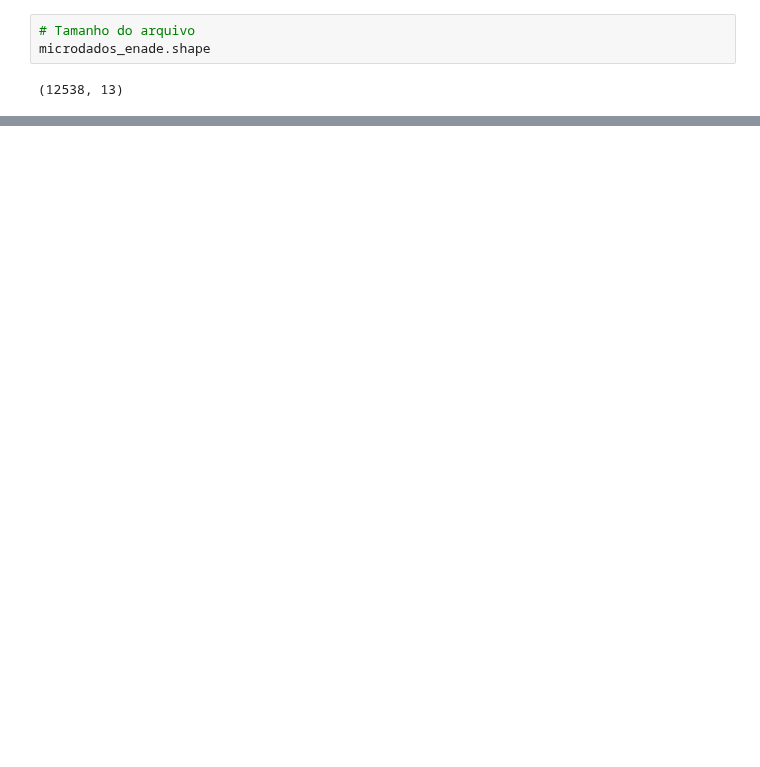
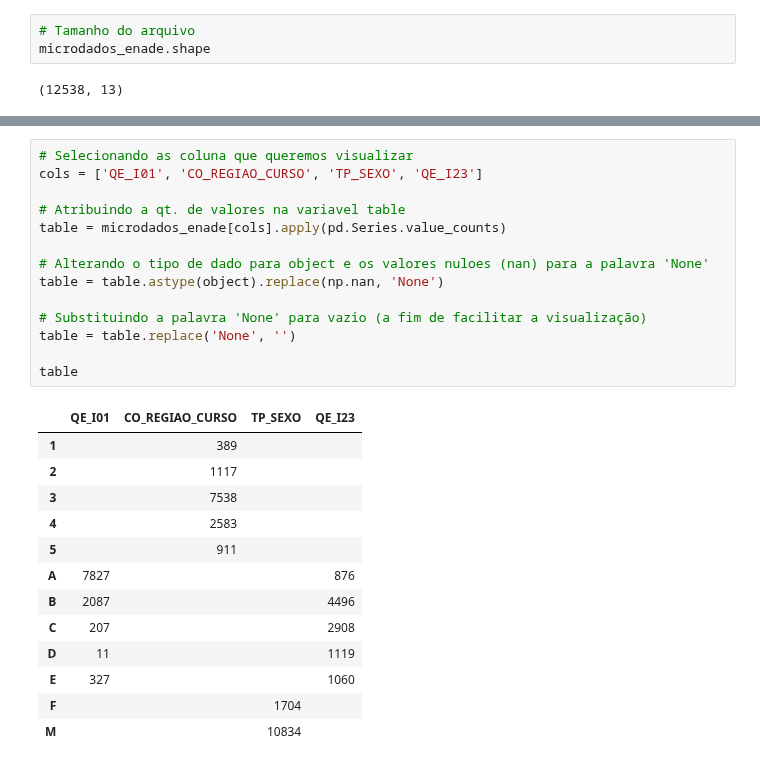
Before and after one commit to daianeklein/cursos-bootcamps, a Jupyter notebook: Projeto-INEP/Projeto-INEP.ipynb, the cells around one changed output, grey strips where cells are left out. Saved outputs shown, nothing was run; the diff lists cells and outputs as text; blank space fills up the shorter version.

```diff
--- a/Projeto-INEP/Projeto-INEP.ipynb
+++ b/Projeto-INEP/Projeto-INEP.ipynb
@@ -272,0 +281,28 @@ microdados_enade.shape
+# %%
+# Selecionando as coluna que queremos visualizar
+cols = ['QE_I01', 'CO_REGIAO_CURSO', 'TP_SEXO', 'QE_I23']
+
+# Atribuindo a qt. de valores na variavel table
+table = microdados_enade[cols].apply(pd.Series.value_counts)
+
+# Alterando o tipo de dado para object e os valores nuloes (nan) para a palavra 'None'
+table = table.astype(object).replace(np.nan, 'None')
+
+# Substituindo a palavra 'None' para vazio (a fim de facilitar a visualização)
+table = table.replace('None', '')
+
+table
+# %% [output]
+|  | QE_I01 | CO_REGIAO_CURSO | TP_SEXO | QE_I23 |
+| 1 |  | 389 |  |  |
+| 2 |  | 1117 |  |  |
+| 3 |  | 7538 |  |  |
+| 4 |  | 2583 |  |  |
+| 5 |  | 911 |  |  |
+| A | 7827 |  |  | 876 |
+| B | 2087 |  |  | 4496 |
+| C | 207 |  |  | 2908 |
+| D | 11 |  |  | 1119 |
+| E | 327 |  |  | 1060 |
+| F |  |  | 1704 |  |
+| M |  |  | 10834 |  |
```
Also changed, not shown: parts of 21 cells of this notebook.
